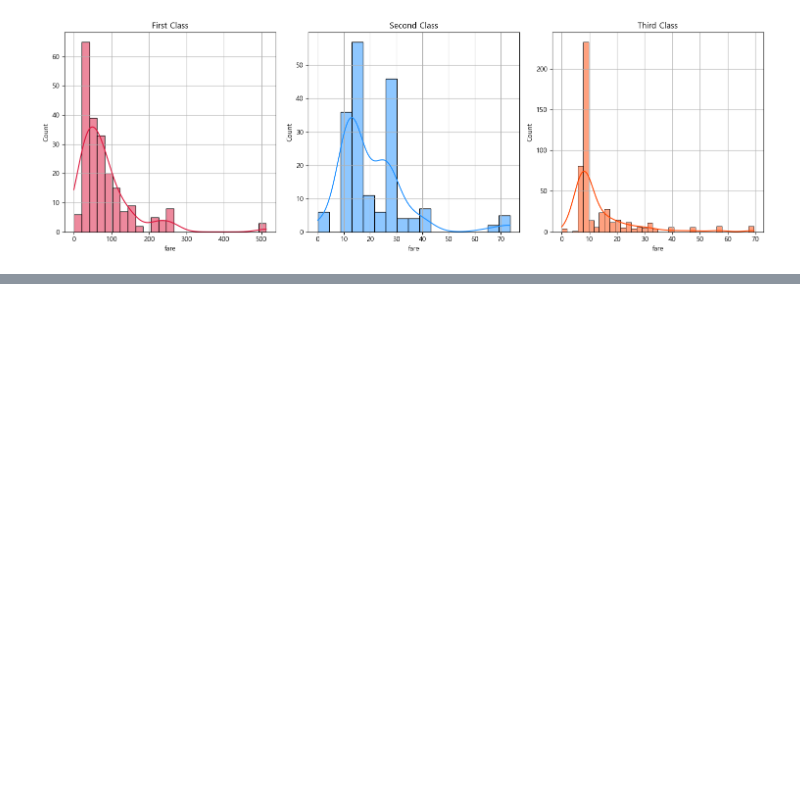
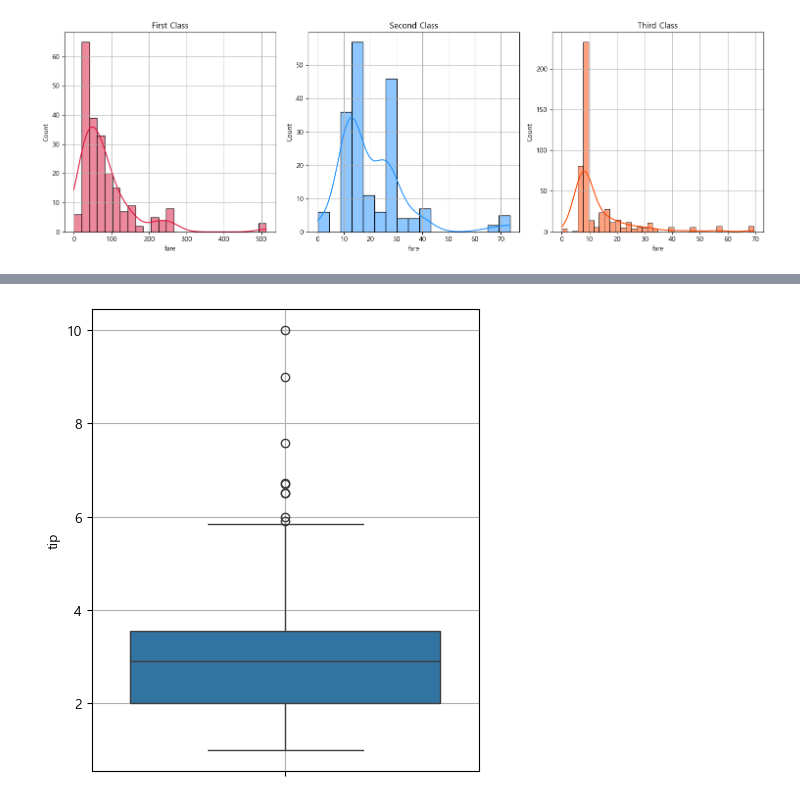
Before and after one commit to KIM-YONG-HA/PYTHON101, a Jupyter notebook: machineLearning/d250123_02_데이터전처리.ipynb, the cells around one changed output, grey strips where cells are left out. Drawn from its saved outputs; the diff is of its cells as text; code cells hidden in the pictures; blank space fills up the shorter version.

```diff
--- a/machineLearning/d250123_02_데이터전처리.ipynb
+++ b/machineLearning/d250123_02_데이터전처리.ipynb
@@ -445,0 +494,3 @@ plt.show()
+# %%
+df_tips = sns.load_dataset('tips')
+df_tips.head()
@@ -445,0 +504,7 @@ plt.show()
+# %%
+plt.figure(figsize=(5, 6))
+sns.boxplot(data=df_tips['tip'], orient='v')
+plt.grid()
+plt.show()
+# %% [output]
+[figure, added]
```
Also changed, not shown: parts of 14 cells of this notebook, 1 other file.
